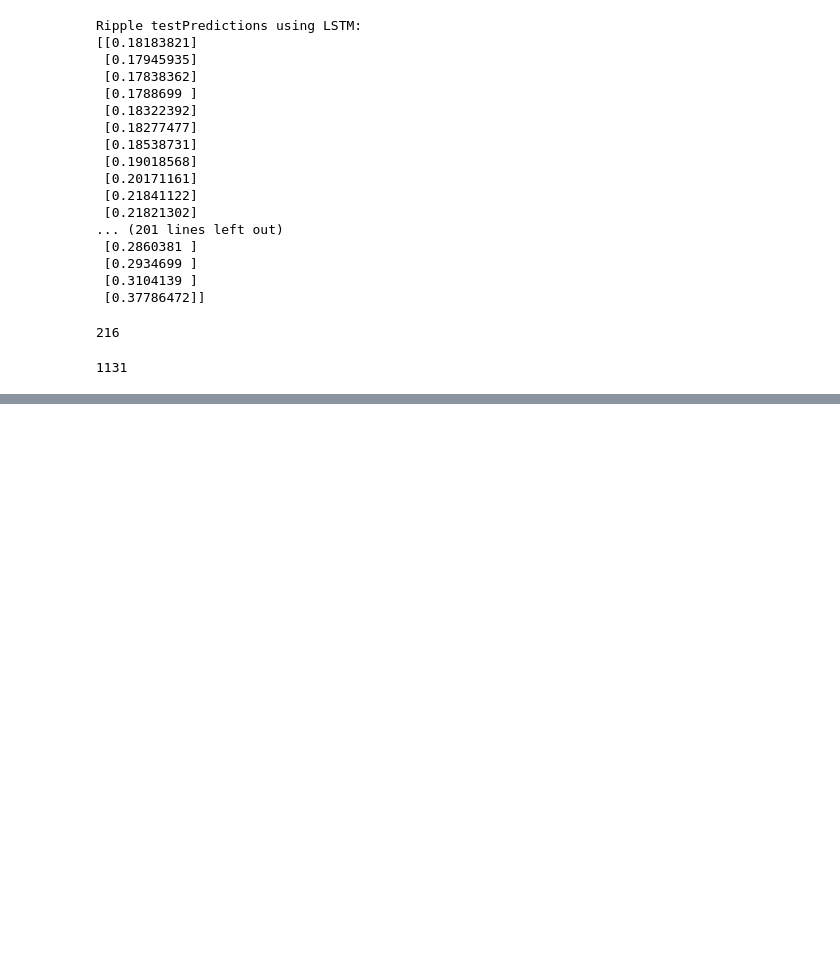
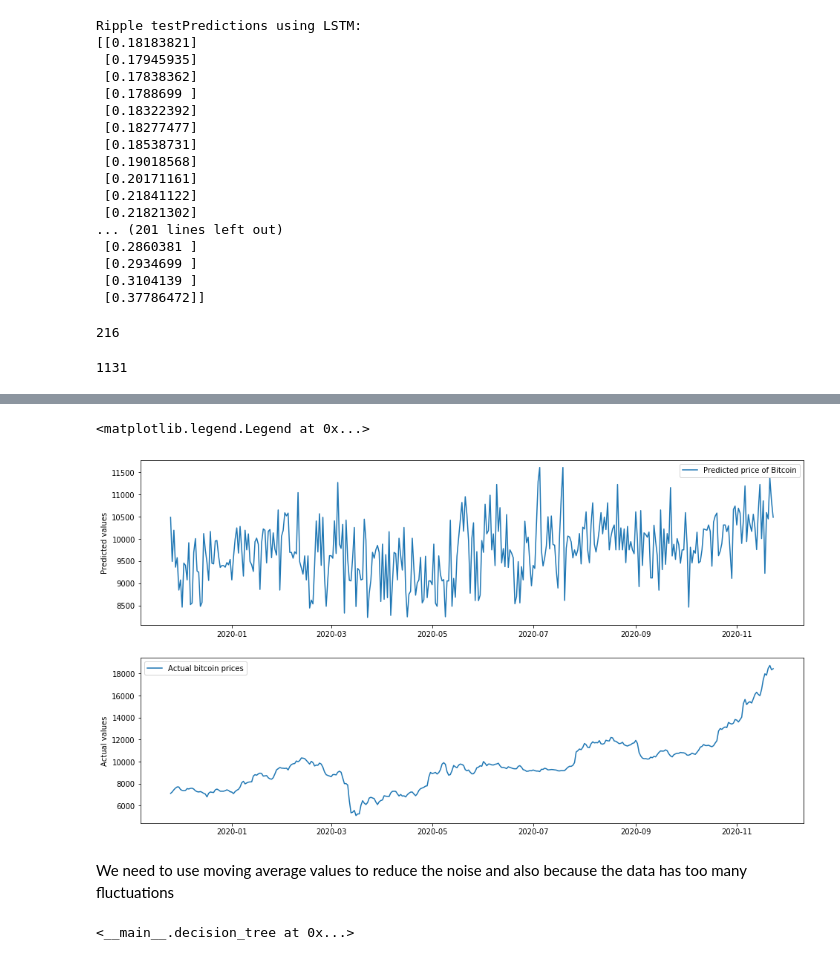
Before and after one commit to MohammedAamerHussain/Crypto-Portfolio-optimization, a Jupyter notebook: Cryptocurrency Asset Optimization.ipynb, the cells around one changed output, grey strips where cells are left out. Drawn from its saved outputs; the diff is of its cells as text; code cells hidden in the pictures; blank space fills up the shorter version.

```diff
--- a/Crypotocurrency Asset Optimization.ipynb
+++ b/Cryptocurrency Asset Optimization.ipynb
@@ -1217,0 +1359,4 @@ df_litecoin.shape
+# %%
+Y = X.btc_price
+# %%
+X.drop(['btc_price'],inplace = True,axis=1)
@@ -1217,0 +1365,2 @@ df_litecoin.shape
+# %%
+rf_base = random_forest(X=X,Y=Y,no_of_trees=40,no_of_features=4,sample_size=1200)
@@ -1217,0 +1369,15 @@ df_litecoin.shape
+# %%
+y_pred = rf_base.predict(X.tail(365).values)
+# %%
+fig, (ax1, ax2) = plt.subplots(2, 1, figsize=(16,9))
+ax1.plot(X.tail(365).index,y_pred,label="Predicted price of Bitcoin")
+ax1.set_ylabel("Predicted values")
+ax2.set_ylabel("Actual values")
+ax1.legend(loc='best')
+ax2.plot(X.tail(365).index,Y.tail(365),label="Actual bitcoin prices")
+ax2.legend(loc='best')
+# %% [output]
+<matplotlib.legend.Legend at 0x...>
+[figure, added]
+# %% [markdown]
+We need to use moving average values to reduce the noise and also because the data has too many fluctuations
@@ -1217,0 +1392,4 @@ df_litecoin.shape
+# %%
+rf_mov_avg.tree_create()
+# %% [output]
+<__main__.decision_tree at 0x...>
```
Also changed, not shown: parts of 80 cells of this notebook, 1 other file.
